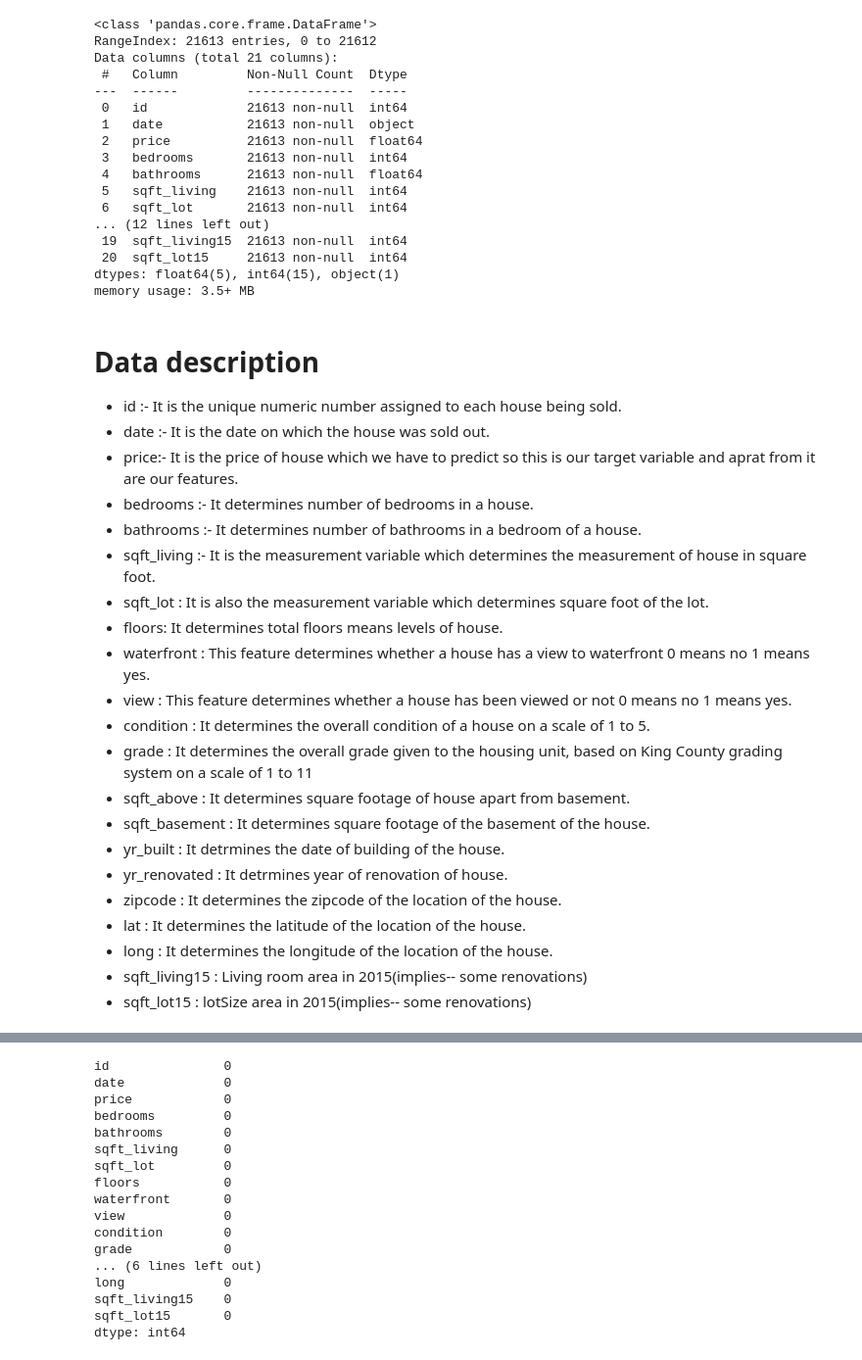
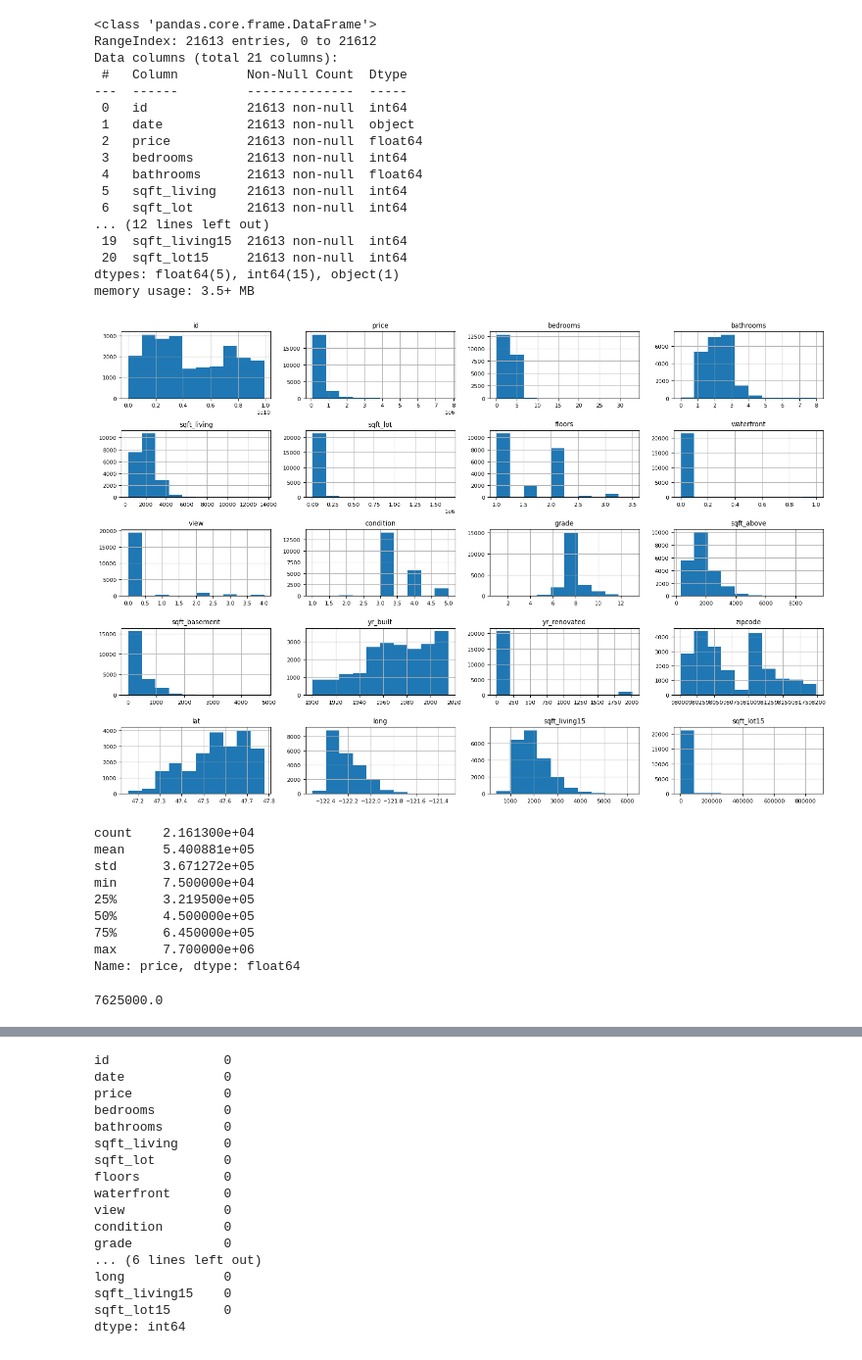
Before and after one commit to Jan-Sael/ML_House_Data, a Jupyter notebook: notebooks/01_eda_and_baseline.ipynb, the cells around one changed output, grey strips where cells are left out. Shown at 98% size. Drawn from its saved outputs; the diff is of its cells as text; code cells hidden in the pictures.

```diff
--- a/notebooks/01_eda_and_baseline.ipynb
+++ b/notebooks/01_eda_and_baseline.ipynb
@@ -17,3 +25,3 @@ import numpy as np
 # %%
 #Data importing
-df = pd.read_csv("C:/Users/anmnu/DSML/Week5/Project/ML_House_Data/data/housing.csv")
+df = pd.read_csv("../data/king_ country_ houses_aa.csv")
@@ -49,26 +81,26 @@ Data columns (total 21 columns):
  20  sqft_lot15     21613 non-null  int64
 dtypes: float64(5), int64(15), object(1)
 memory usage: 3.5+ MB
-# %% [markdown]
-# Data description
-- id :- It is the unique numeric number assigned to each house being sold.
-- date :- It is the date on which the house was sold out.
-- price:- It is the price of house which we have to predict so this is our target variable and aprat from it are our features.
-- bedrooms :- It determines number of bedrooms in a house.
-- bathrooms :- It determines number of bathrooms in a bedroom of a house.
-- sqft_living :- It is the measurement variable which determines the measurement of house in square foot.
-- sqft_lot : It is also the measurement variable which determines square foot of the lot.
-- floors: It determines total floors means levels of house.
-- waterfront : This feature determines whether a house has a view to waterfront 0 means no 1 means yes.
-- view : This feature determines whether a house has been viewed or not 0 means no 1 means yes.
-- condition : It determines the overall condition of a house on a scale of 1 to 5.
-- grade : It determines the overall grade given to the housing unit, based on King County grading system on a scale of 1 to 11
-- sqft_above : It determines square footage of house apart from basement.
-- sqft_basement : It determines square footage of the basement of the house.
-- yr_built : It detrmines the date of building of the house.
-- yr_renovated : It detrmines year of renovation of house.
-- zipcode : It determines the zipcode of the location of the house.
-- lat : It determines the latitude of the location of the house.
-- long : It determines the longitude of the location of the house.
-- sqft_living15 : Living room area in 2015(implies-- some renovations)
-- sqft_lot15 : lotSize area in 2015(implies-- some renovations)
+# %%
+plt.rcParams.update({'font.size': 8})
+df.hist(figsize=(15,10))
+plt.tight_layout()
+plt.show()
+# %% [output]
+[figure, added]
+# %%
+df["price"].describe()
+# %% [output]
+count    2.161300e+04
+mean     5.400881e+05
+std      3.671272e+05
+min      7.500000e+04
+25%      3.219500e+05
+50%      4.500000e+05
+75%      6.450000e+05
+max      7.700000e+06
+Name: price, dtype: float64
+# %%
+df.price.max()-df.price.min()
+# %% [output]
+7625000.0
```
Also changed, not shown: parts of 62 cells of this notebook.
